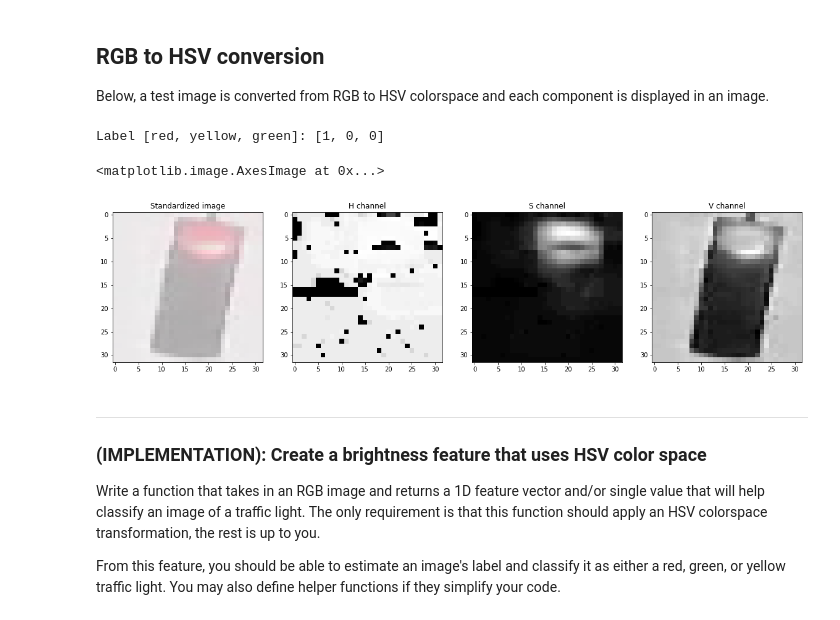
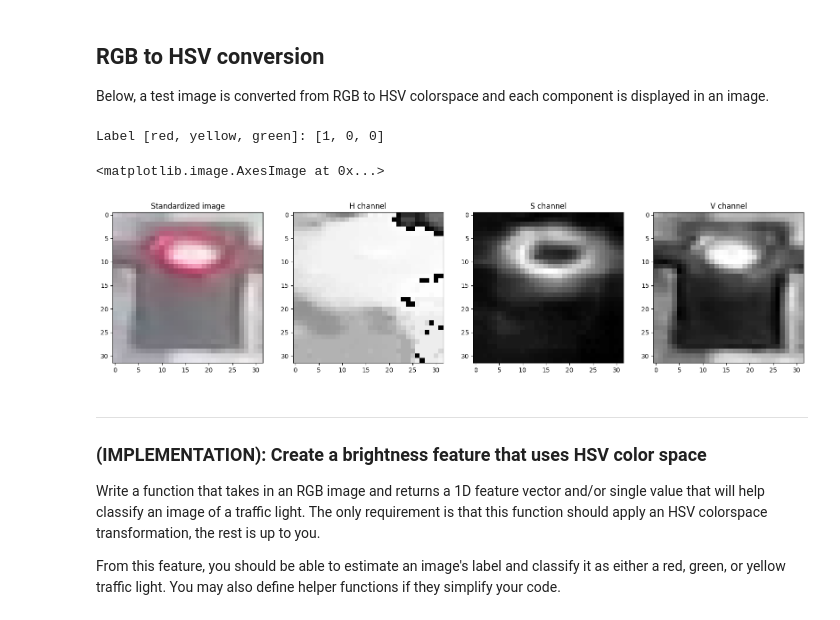
Before and after one commit to kenta1105/code, a Jupyter notebook: インターン/Traffic_Light_Classifier (1).ipynb, the cells around one changed output. Saved outputs shown, nothing was run; the diff lists cells and outputs as text; code cells hidden in the pictures.

```diff
--- a/インターン/Traffic_Light_Classifier (1).ipynb
+++ b/インターン/Traffic_Light_Classifier (1).ipynb
@@ -276,35 +276,35 @@ Below, a test image is converted from RGB to HSV colorspace and each component i
 # Convert and image to HSV colorspace
 # Visualize the individual color channels
 
-image_num = 0
+image_num = 100
 test_im = STANDARDIZED_LIST[image_num][0]
 test_label = STANDARDIZED_LIST[image_num][1]
 
 # Convert to HSV
 hsv = cv2.cvtColor(test_im, cv2.COLOR_RGB2HSV)
 
 # Print image label
 print('Label [red, yellow, green]: ' + str(test_label))
 
 # HSV channels
 h = hsv[:,:,0]
 s = hsv[:,:,1]
 v = hsv[:,:,2]
 
 # Plot the original image and the three channels
 f, (ax1, ax2, ax3, ax4) = plt.subplots(1, 4, figsize=(20,10))
 ax1.set_title('Standardized image')
 ax1.imshow(test_im)
 ax2.set_title('H channel')
 ax2.imshow(h, cmap='gray')
 ax3.set_title('S channel')
 ax3.imshow(s, cmap='gray')
 ax4.set_title('V channel')
 ax4.imshow(v, cmap='gray')
 # %% [output]
 Label [red, yellow, green]: [1, 0, 0]
 <matplotlib.image.AxesImage at 0x...>
-[figure, old version]
+[figure, new version]
 # %% [markdown]
 ---
 <a id='task7'></a>
```
Also changed, not shown: parts of 20 cells of this notebook, 6 other files.
